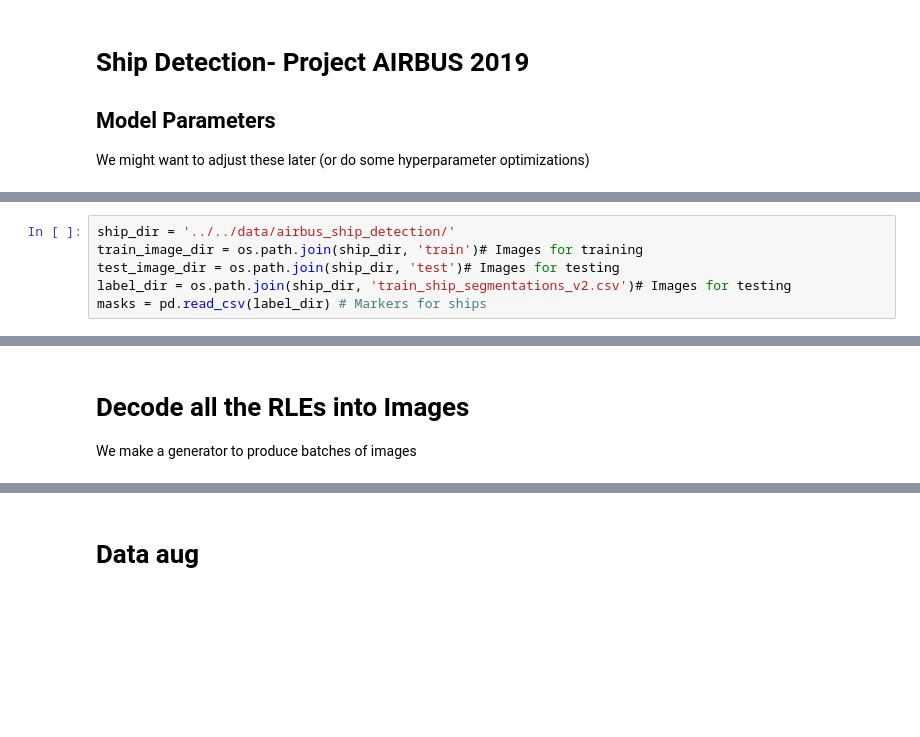
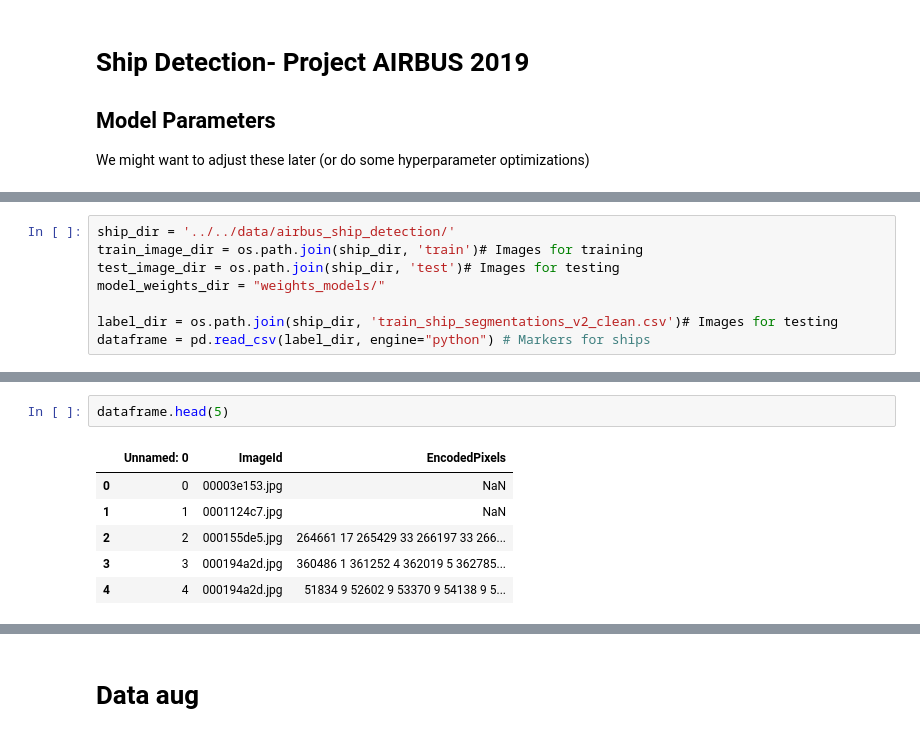
Before and after one commit to AnthonyHoudaille/FilRougeAIRBUS, a Jupyter notebook: notebook/Segmentation.ipynb, the cells around one changed output, grey strips where cells are left out. Saved outputs shown, nothing was run; the diff lists cells and outputs as text; blank space fills up the shorter version.

```diff
--- a/notebook/Segmentation.ipynb
+++ b/notebook/Segmentation.ipynb
@@ -62,5 +57,7 @@ test_v2.zip               train_ship_segmentations_v2.csv.zip
 ship_dir = '../../data/airbus_ship_detection/'
 train_image_dir = os.path.join(ship_dir, 'train')# Images for training
 test_image_dir = os.path.join(ship_dir, 'test')# Images for testing
-label_dir = os.path.join(ship_dir, 'train_ship_segmentations_v2.csv')# Images for testing
-masks = pd.read_csv(label_dir) # Markers for ships
+model_weights_dir = "weights_models/"
+
+label_dir = os.path.join(ship_dir, 'train_ship_segmentations_v2_clean.csv')# Images for testing
+dataframe = pd.read_csv(label_dir, engine="python") # Markers for ships
@@ -110,3 +64,9 @@ plt.show()
-# %% [markdown]
-# Decode all the RLEs into Images
-We make a generator to produce batches of images
+# %%
+dataframe.head(5)
+# %% [output]
+|  | Unnamed: 0 | ImageId | EncodedPixels |
+| 0 | 0 | 00003e153.jpg | NaN |
+| 1 | 1 | 0001124c7.jpg | NaN |
+| 2 | 2 | 000155de5.jpg | 264661 17 265429 33 266197 33 266... |
+| 3 | 3 | 000194a2d.jpg | 360486 1 361252 4 362019 5 362785... |
+| 4 | 4 | 000194a2d.jpg | 51834 9 52602 9 53370 9 54138 9 5... |
```
Also changed, not shown: parts of 19 cells of this notebook, 6 other files.
